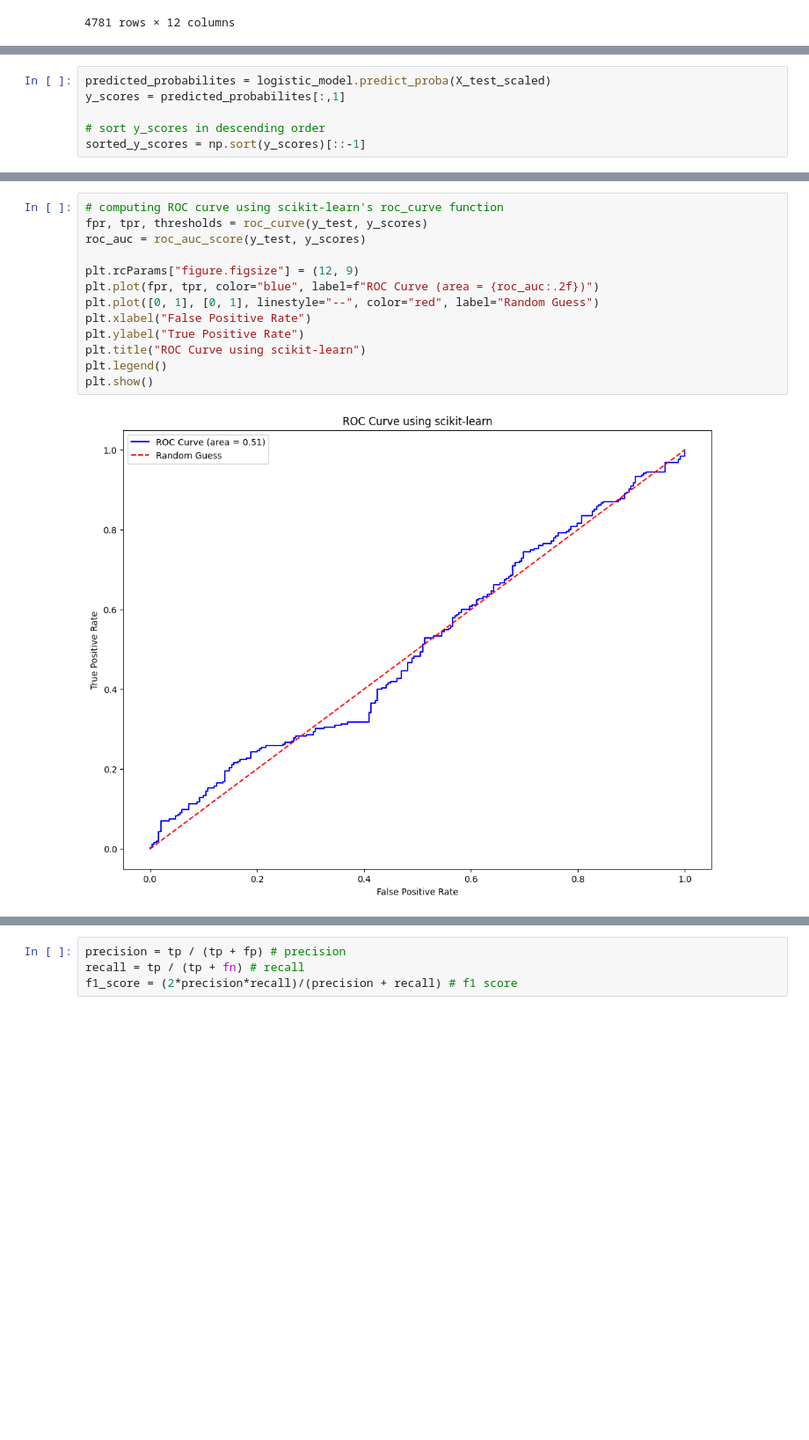
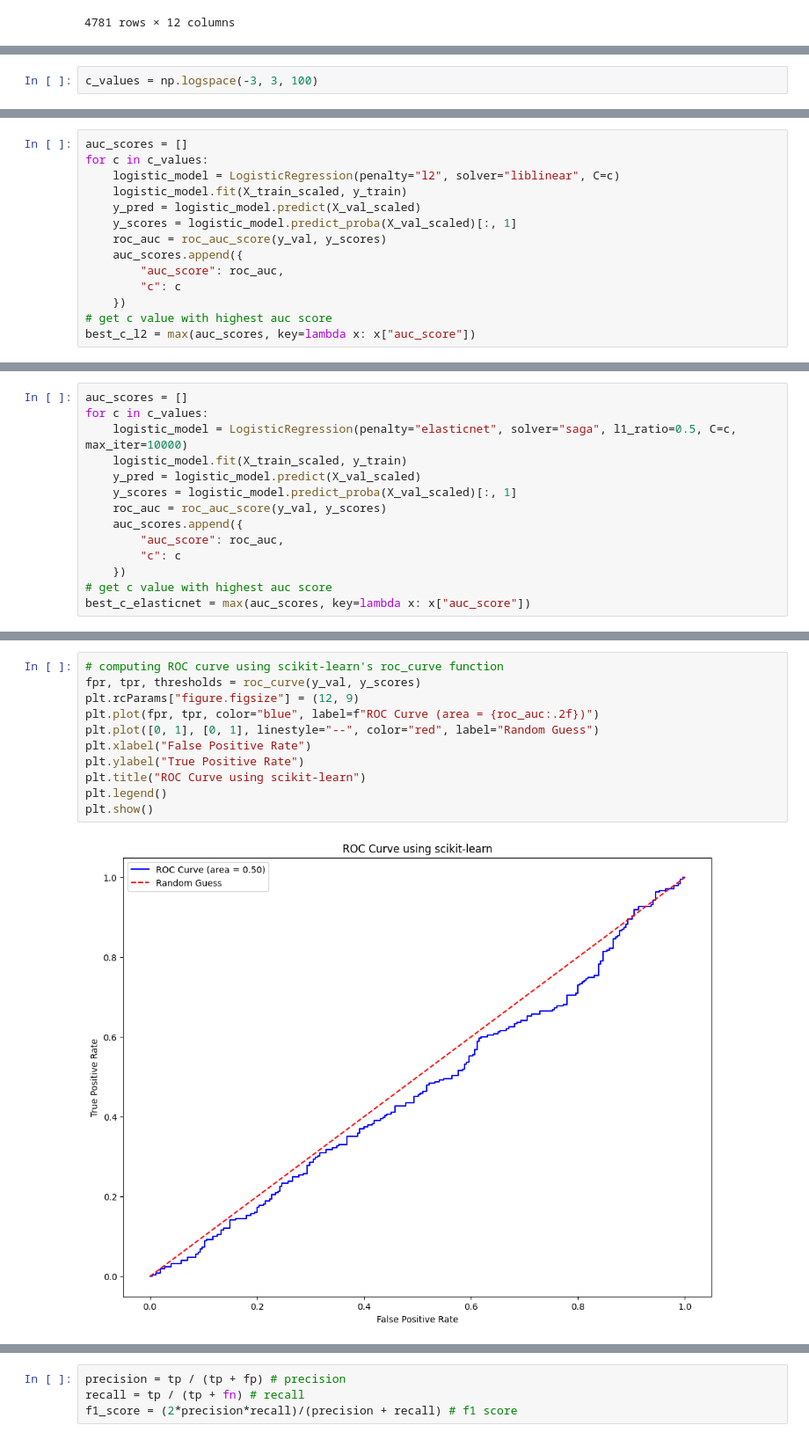
Before and after one commit to MeetPatel89/stock_direct, a Jupyter notebook: notebooks/explore-0.0.1.ipynb, the cells around one changed output, grey strips where cells are left out. Shown at 88% size. Drawn from its saved outputs; the diff is of its cells as text; blank space fills up the shorter version.

Commit message:
Compute AUC metric for l1, l2 and elastic net regularizations

```diff
--- a/notebooks/explore-0.0.1.ipynb
+++ b/notebooks/explore-0.0.1.ipynb
@@ -233,6 +226,0 @@ y_pred = logistic_model.predict(X_test_scaled)
-# %%
-predicted_probabilites = logistic_model.predict_proba(X_test_scaled)
-y_scores = predicted_probabilites[:,1]
-
-# sort y_scores in descending order
-sorted_y_scores = np.sort(y_scores)[::-1]
@@ -262,0 +229,2 @@ plt.show()
+# %%
+c_values = np.logspace(-3, 3, 100)
@@ -262,0 +253,14 @@ plt.show()
+# %%
+auc_scores = []
+for c in c_values:
+    logistic_model = LogisticRegression(penalty="l2", solver="liblinear", C=c)
+    logistic_model.fit(X_train_scaled, y_train)
+    y_pred = logistic_model.predict(X_val_scaled)
+    y_scores = logistic_model.predict_proba(X_val_scaled)[:, 1]
+    roc_auc = roc_auc_score(y_val, y_scores)
+    auc_scores.append({
+        "auc_score": roc_auc,
+        "c": c
+    })
+# get c value with highest auc score
+best_c_l2 = max(auc_scores, key=lambda x: x["auc_score"])
@@ -262,0 +273,14 @@ plt.show()
+# %%
+auc_scores = []
+for c in c_values:
+    logistic_model = LogisticRegression(penalty="elasticnet", solver="saga", l1_ratio=0.5, C=c, max_iter=10000)
+    logistic_model.fit(X_train_scaled, y_train)
+    y_pred = logistic_model.predict(X_val_scaled)
+    y_scores = logistic_model.predict_proba(X_val_scaled)[:, 1]
+    roc_auc = roc_auc_score(y_val, y_scores)
+    auc_scores.append({
+        "auc_score": roc_auc,
+        "c": c
+    })
+# get c value with highest auc score
+best_c_elasticnet = max(auc_scores, key=lambda x: x["auc_score"])
@@ -263,15 +303,13 @@ plt.show()
 # %%
 # computing ROC curve using scikit-learn's roc_curve function
-fpr, tpr, thresholds = roc_curve(y_test, y_scores)
-roc_auc = roc_auc_score(y_test, y_scores)
-
+fpr, tpr, thresholds = roc_curve(y_val, y_scores)
 plt.rcParams["figure.figsize"] = (12, 9)
 plt.plot(fpr, tpr, color="blue", label=f"ROC Curve (area = {roc_auc:.2f})")
 plt.plot([0, 1], [0, 1], linestyle="--", color="red", label="Random Guess")
 plt.xlabel("False Positive Rate")
 plt.ylabel("True Positive Rate")
 plt.title("ROC Curve using scikit-learn")
 plt.legend()
 plt.show()
 # %% [output]
-[figure, old version]
+[figure, new version]
```
Also changed, not shown: parts of 26 cells of this notebook.
